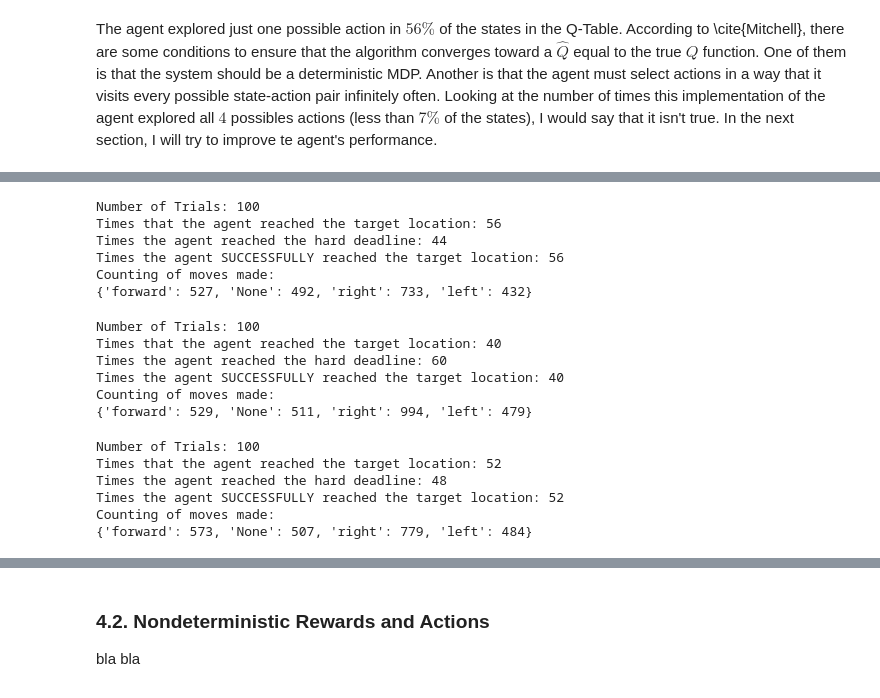
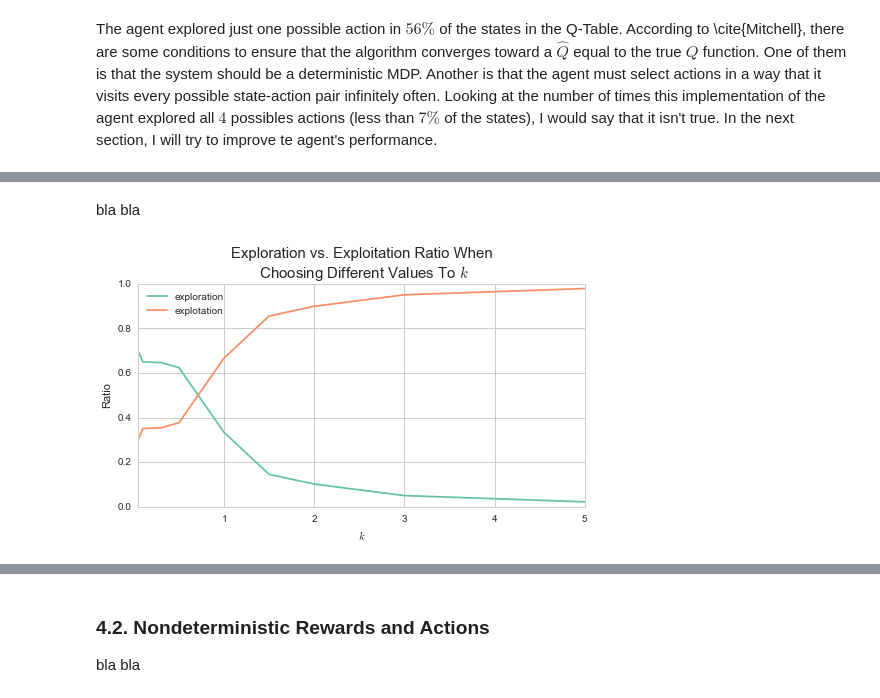
Before and after one commit to ucaiado/Smart_Cab, a Jupyter notebook: smart_cab.ipynb, the cells around one changed output, grey strips where cells are left out. Drawn from its saved outputs; the diff is of its cells as text; code cells hidden in the pictures.

```diff
--- a/smart_cab.ipynb
+++ b/smart_cab.ipynb
@@ -381,33 +295,14 @@ Counting of moves made:
-# %%
-import smartcab.eda as eda; reload(eda)
-s_fname = 'log/sim_Tue_Jul_26_021951_2016_k_500.log'
-l_aux, t_aux = eda.simple_counts(s_fname)
-# %% [output]
-Number of Trials: 100
-Times that the agent reached the target location: 56
-Times the agent reached the hard deadline: 44
-Times the agent SUCCESSFULLY reached the target location: 56
-Counting of moves made:
-{'forward': 527, 'None': 492, 'right': 733, 'left': 432}
-# %%
-import smartcab.eda as eda; reload(eda)
-s_fname = 'log/sim_Tue_Jul_26_015824_2016_k_700.log'
-l_aux, t_aux = eda.simple_counts(s_fname)
-# %% [output]
-Number of Trials: 100
-Times that the agent reached the target location: 40
-Times the agent reached the hard deadline: 60
-Times the agent SUCCESSFULLY reached the target location: 40
-Counting of moves made:
-{'forward': 529, 'None': 511, 'right': 994, 'left': 479}
-# %%
-import smartcab.eda as eda; reload(eda)
-s_fname = 'log/sim_Tue_Jul_26_020936_2016_k_1500.log'
-l_aux, t_aux = eda.simple_counts(s_fname)
-# %% [output]
-Number of Trials: 100
-Times that the agent reached the target location: 52
-Times the agent reached the hard deadline: 48
-Times the agent SUCCESSFULLY reached the target location: 52
-Counting of moves made:
-{'forward': 573, 'None': 507, 'right': 779, 'left': 484}
+# %%
+s_fname = 'log/sim_Tue_Jul_26_221055_2016.txt'
+d1, d2, d3 = eda.performance_measures(s_fname)
+# %% [markdown]
+bla bla
+# %%
+df_plot = pd.DataFrame(d1) * 1.
+ax = (df_plot / df_plot.sum()).T.plot()
+ax.set_xlabel('$k$')
+ax.set_ylabel('Ratio')
+ax.set_title('Exploration vs. Exploitation Ratio When\n Choosing Different Values To $k$',
+             fontsize=15);
+# %% [output]
+[figure, added]
```
Also changed, not shown: parts of 18 cells of this notebook, 4 other files.
